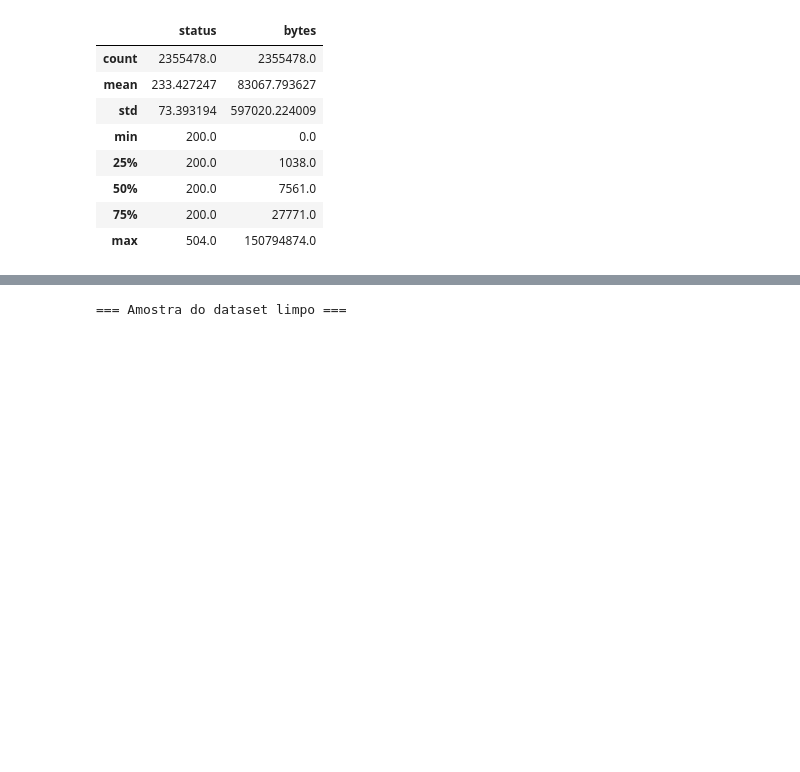
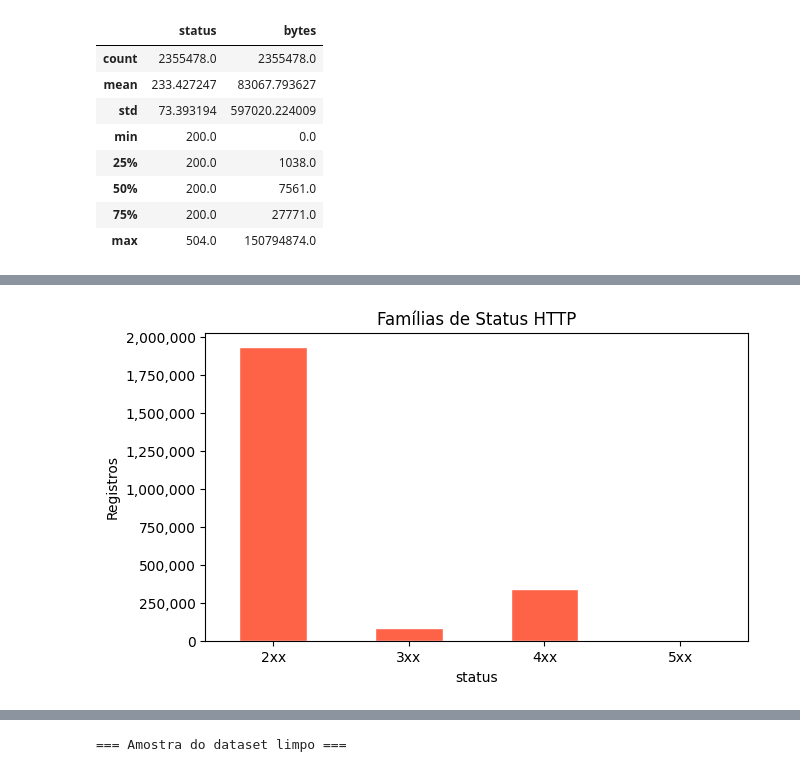
Before and after one commit to Vitor-Padovani/TCC, a Jupyter notebook: notebooks/fase1_preprocessamento.ipynb, the cells around one changed output, grey strips where cells are left out. Saved outputs shown, nothing was run; the diff lists cells and outputs as text; code cells hidden in the pictures; blank space fills up the shorter version.

```diff
--- a/notebooks/fase1_preprocessamento.ipynb
+++ b/notebooks/fase1_preprocessamento.ipynb
@@ -836,0 +808,18 @@ Gráfico salvo em data/processed/fig_02_dataset_limpo.png
+# %%
+fig, ax = plt.subplots(figsize=(7, 4))
+
+# Famílias de status HTTP
+status_fam = (df['status'] // 100).astype(int).astype(str).add('xx')
+status_fam.value_counts().sort_index().plot.bar(
+    ax=ax, color='tomato', edgecolor='white'
+)
+ax.set_title('Famílias de Status HTTP')
+ax.set_ylabel('Registros')
+ax.tick_params(axis='x', rotation=0)
+ax.yaxis.set_major_formatter(mticker.FuncFormatter(lambda x, _: f'{x:,.0f}'))
+
+plt.savefig(PROCESSED_DIR / 'fase1fig4_familia_status_http(limpo).png', dpi=120, bbox_inches='tight')
+plt.show()
+plt.close(fig)
+# %% [output]
+[figure, added]
```
Also changed, not shown: parts of 8 cells of this notebook, 4 other files.
